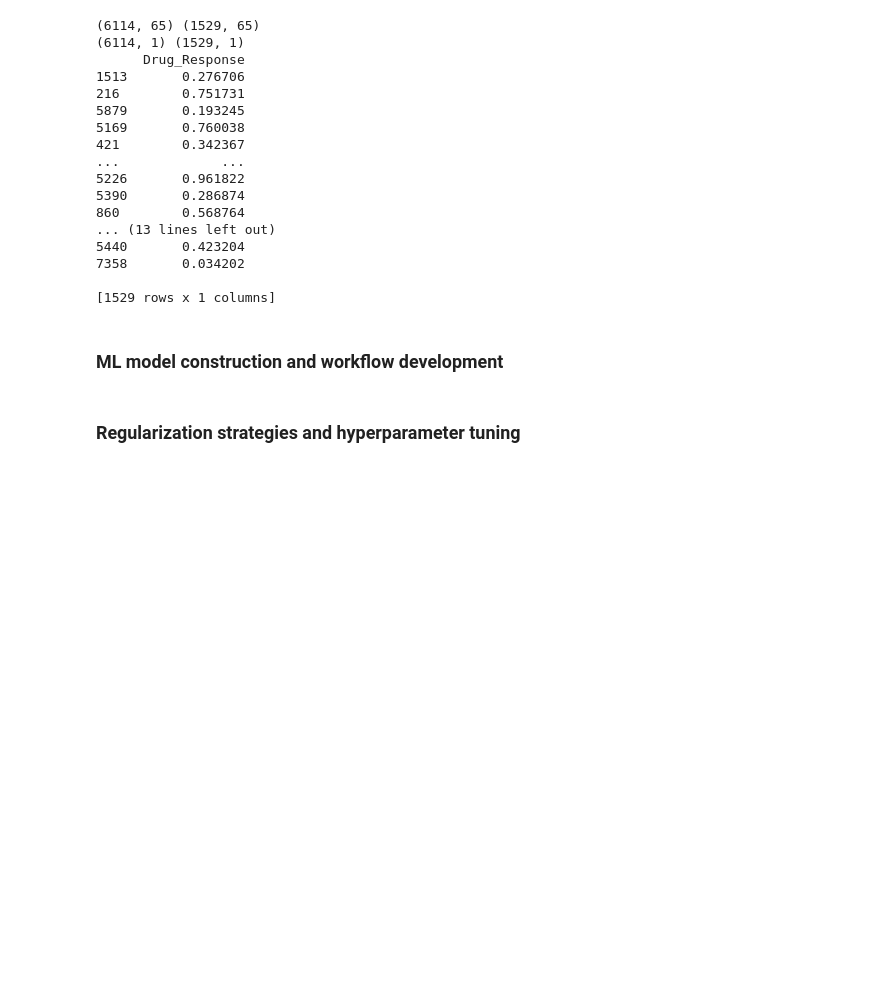
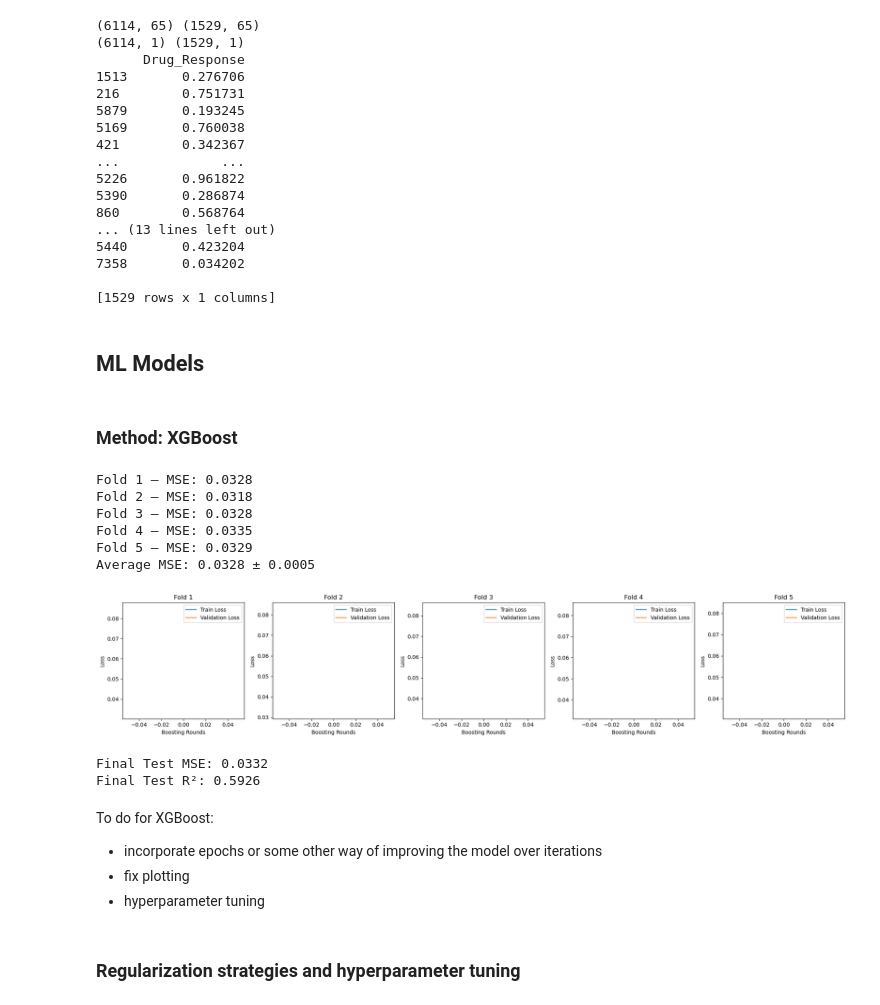
Before and after one commit to riannacampbell/drug_response_project, a Jupyter notebook: project_notebook.ipynb, the cells around one changed output. Saved outputs shown, nothing was run; the diff lists cells and outputs as text; code cells hidden in the pictures; blank space fills up the shorter version.

Commit message:
initial pass at XGBoost, still more to do

```diff
--- a/project_notebook.ipynb
+++ b/project_notebook.ipynb
@@ -152,4 +152,4 @@ print(y_train, y_test)
 
 [1529 rows x 1 columns]
 # %% [markdown]
-### ML model construction and workflow development
+## ML Models
@@ -155,0 +173,2 @@ print(y_train, y_test)
+# %% [markdown]
+### Method: XGBoost
@@ -156,3 +180,66 @@ print(y_train, y_test)
+# %%
+# XGBoost model
+xgb_model = XGBRegressor(
+    n_estimators=300,
+    learning_rate=0.05,
+    max_depth=5,
+    subsample=0.8,
+    colsample_bytree=0.8,
+    random_state=42,
+    n_jobs=-1
+)
+# %%
+# 5 fold cross validation
+kf = KFold(n_splits=5, shuffle=True, random_state=42)
+
+train_mse_scores = []
+val_mse_scores = []
+r2_scores = []
+
+for fold, (train_idx, val_idx) in enumerate(kf.split(X_norm)):
+    X_train, X_val = X_norm.iloc[train_idx], X_norm.iloc[val_idx]
+    y_train, y_val = y_norm.iloc[train_idx], y_norm.iloc[val_idx]
+
+    xgb_model.fit(X_train, y_train)
+
+    y_train_pred = xgb_model.predict(X_train)
+    y_val_pred = xgb_model.predict(X_val)
+
+    train_mse = mean_squared_error(y_train, y_train_pred)
+    val_mse = mean_squared_error(y_val, y_val_pred)
+
+    train_mse_scores.append(train_mse)
+    val_mse_scores.append(val_mse)
+
+    print(f"Fold {fold + 1} — MSE: {train_mse:.4f}")
+
+plot_train_val_losses(train_mse_scores, val_mse_scores, "XGBoost Train and Validation MSE Losses")
+
+print(f"Average MSE: {np.mean(train_mse_scores):.4f} ± {np.std(train_mse_scores):.4f}")
+# %% [output]
+Fold 1 — MSE: 0.0328
+Fold 2 — MSE: 0.0318
+Fold 3 — MSE: 0.0328
+Fold 4 — MSE: 0.0335
+Fold 5 — MSE: 0.0329
+Average MSE: 0.0328 ± 0.0005
+[figure, added]
+# %%
+# Evaluate test data
+y_test_pred = xgb_model.predict(X_test)
+test_mse = mean_squared_error(y_test, y_test_pred)
+test_r2 = r2_score(y_test, y_test_pred)
+
+print(f"Final Test MSE: {test_mse:.4f}")
+print(f"Final Test R²: {test_r2:.4f}")
+# %% [output]
+Final Test MSE: 0.0332
+Final Test R²: 0.5926
+# %% [markdown]
+To do for XGBoost:
+- incorporate epochs or some other way of improving the model over iterations
+- fix plotting
+- hyperparameter tuning
 # %% [markdown]
 ### Regularization strategies and hyperparameter tuning
 # %% [markdown]
```
Also changed, not shown: parts of 2 cells of this notebook, 1 other file.
